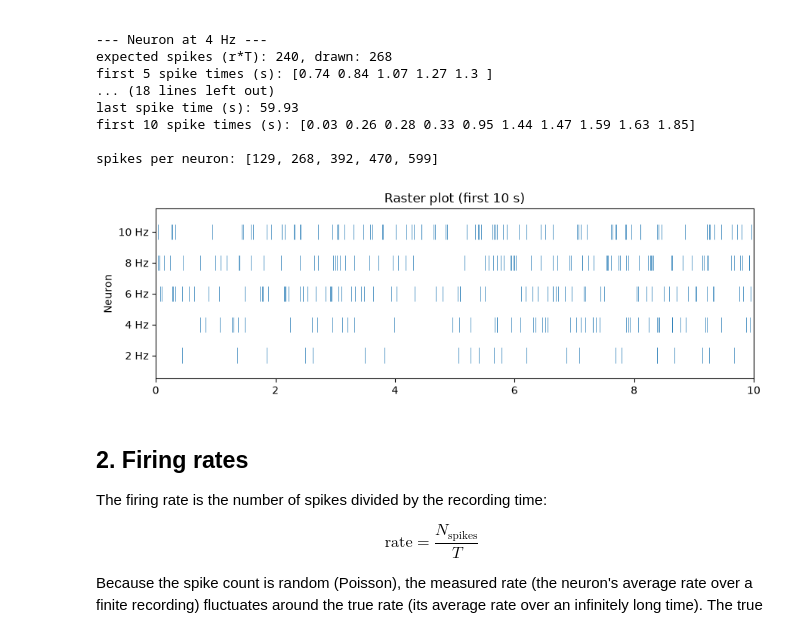
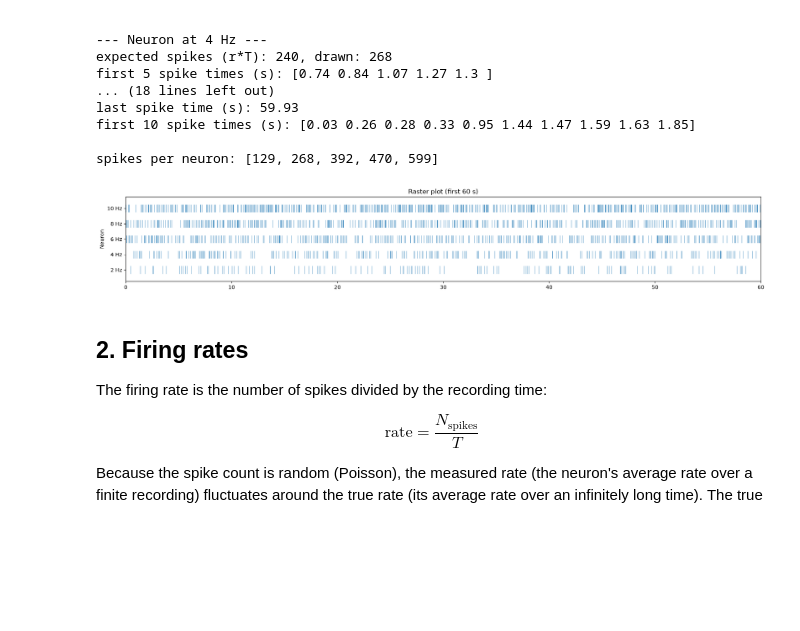
Before and after one commit to abalderasmaza/neuro-ml, a Jupyter notebook: notebooks/01_spike_stats.ipynb, the cells around one changed output. Drawn from its saved outputs; the diff is of its cells as text; code cells hidden in the pictures; blank space fills up the shorter version.

```diff
--- a/notebooks/01_spike_stats.ipynb
+++ b/notebooks/01_spike_stats.ipynb
@@ -58,19 +58,20 @@ spikes per neuron: [129, 268, 392, 470, 599]
 # %%
 import matplotlib.pyplot as plt # plotting library
 
-fig, ax = plt.subplots(figsize=(9, 3)) # one wide plot
+zoom_s = 60 # how many seconds to show; set to 10 for a close-up
+fig, ax = plt.subplots(figsize=(18, 3)) # one wide plot
 ax.eventplot(spikes, lineoffsets=range(len(rates)), # one row per neuron, one tick per spike
              linelengths=0.5, linewidths=0.5)
 ax.set_yticks(range(len(rates))) # one y-tick per neuron
 ax.set_yticklabels([f"{r} Hz" for r in rates]) # label each row with its rate
-zoom = min(10, T) # show at most the first 10 s, or the whole recording if it's shorter
-ax.set_xlim(0, zoom) # zoom in, otherwise ticks overlap
+zoom = min(zoom_s, T) # never more than the recording
+ax.set_xlim(0, zoom) # show from 0 to the chosen zoom
 ax.set_ylabel("Neuron")
 ax.set_title(f"Raster plot (first {zoom:g} s)") # title follows the zoom; :g drops the useless ".0"
 plt.tight_layout() # avoid overlapping labels
 plt.show()
 # %% [output]
-[figure, old version]
+[figure, new version]
 # %% [markdown]
 ## 2. Firing rates
 
```
Also changed, not shown: parts of 13 cells of this notebook.
